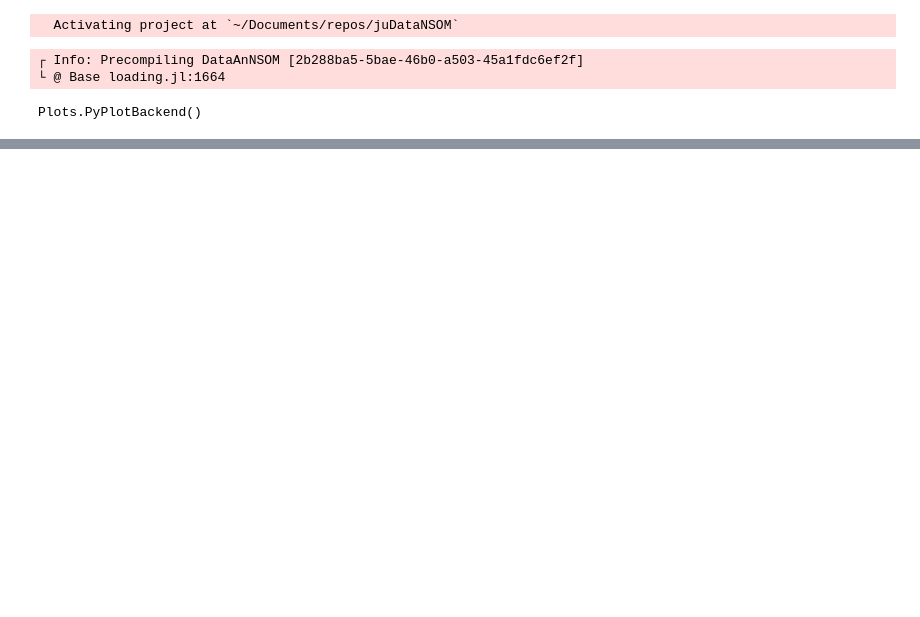
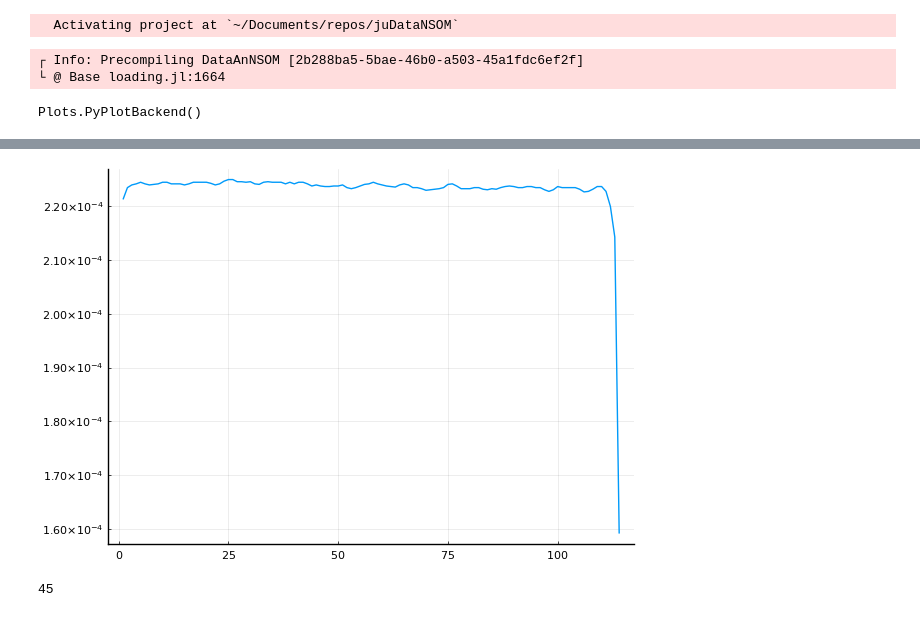
Before and after one commit to Gabmtzz/juDataNSOM, a Jupyter notebook: notebook/nsomdata.ipynb, the cells around one changed output, grey strips where cells are left out. Drawn from its saved outputs; the diff is of its cells as text; code cells hidden in the pictures; blank space fills up the shorter version.

```diff
--- a/notebook/nsomdata.ipynb
+++ b/notebook/nsomdata.ipynb
@@ -30,0 +34,8 @@ p1
+# %%
+plot(DatArrS[2,4], label =:none)
+# %% [output]
+[figure, added]
+# %%
+size(datIm,2)
+# %% [output]
+45
```
Also changed, not shown: parts of 3 cells of this notebook, 2 other files.
